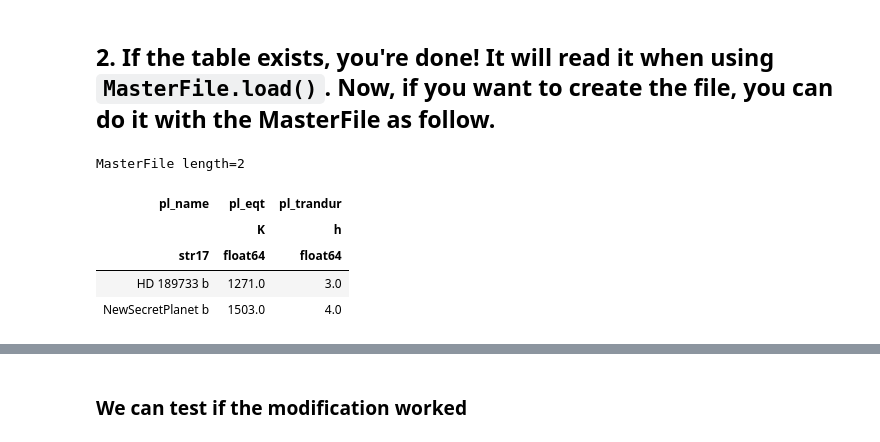
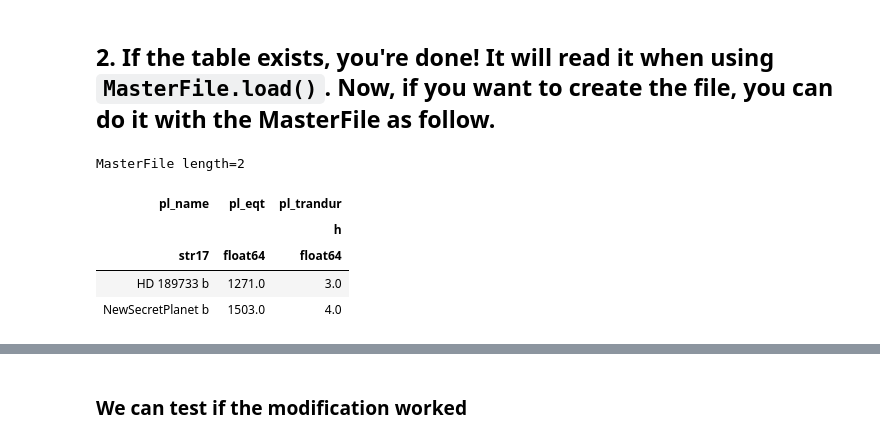
Before and after one commit to AntoineDarveau/exofile, a Jupyter notebook: Example.ipynb, the cells around one changed output, grey strips where cells are left out. Saved outputs shown, nothing was run; the diff lists cells and outputs as text; code cells hidden in the pictures.

```diff
--- a/Example.ipynb
+++ b/Example.ipynb
@@ -98,15 +101,15 @@ Param.load()['custom_file']  # Show modification
 # %%
 # Define a table with your custom value
 from masterfile.table_custom import Column
 name = Column(['HD 189733 b', 'NewSecretPlanet b'],'pl_name')
-col1 = Column([1271., 1503.], 'pl_eqt', unit='K')
+col1 = Column([1271., 1503.], 'pl_eqt')
 col2 = Column([3., 4.], 'pl_trandur', unit='h')
 custom = MasterFile([name,col1,col2])
 custom
 # %% [output]
 MasterFile length=2
 | pl_name | pl_eqt | pl_trandur |
-|  | K | h |
+|  |  | h |
 | str17 | float64 | float64 |
 | HD 189733 b | 1271.0 | 3.0 |
 | NewSecretPlanet b | 1503.0 | 4.0 |
```
Also changed, not shown: parts of 9 cells of this notebook, 2 other files.
